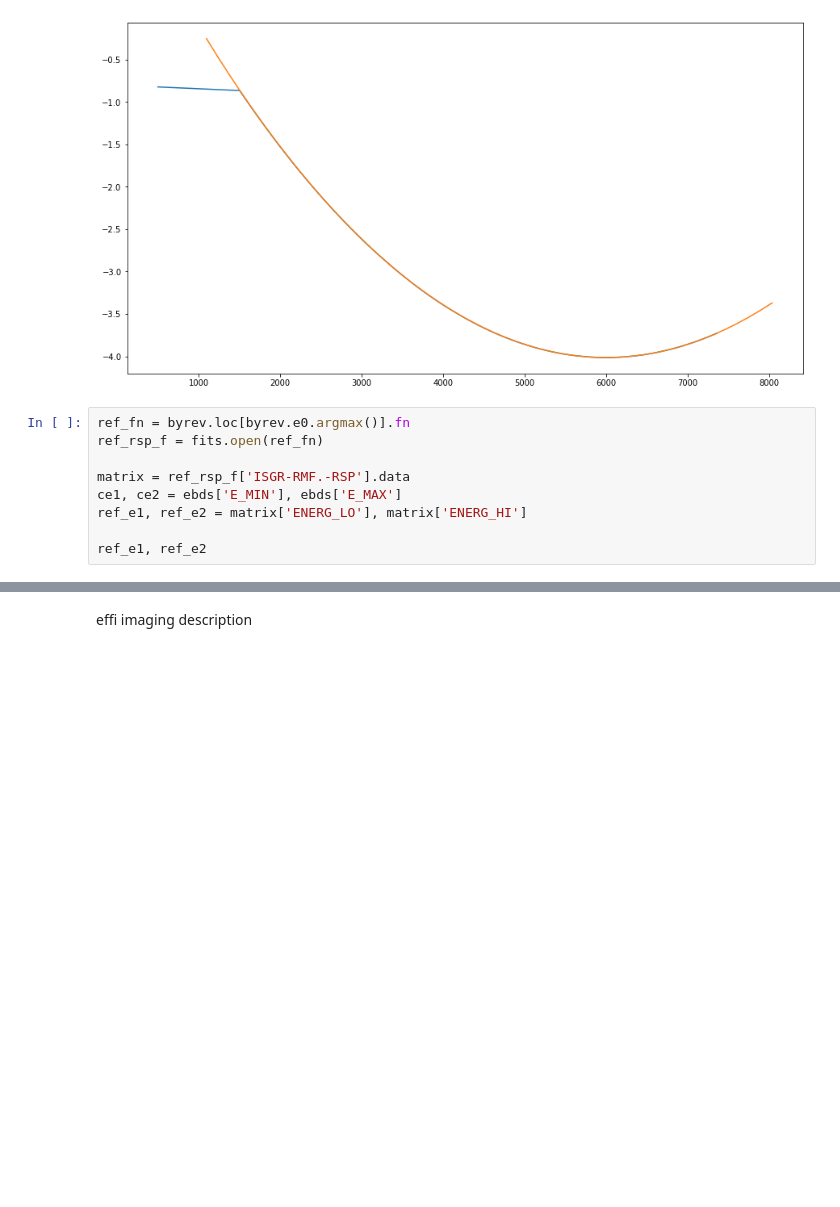
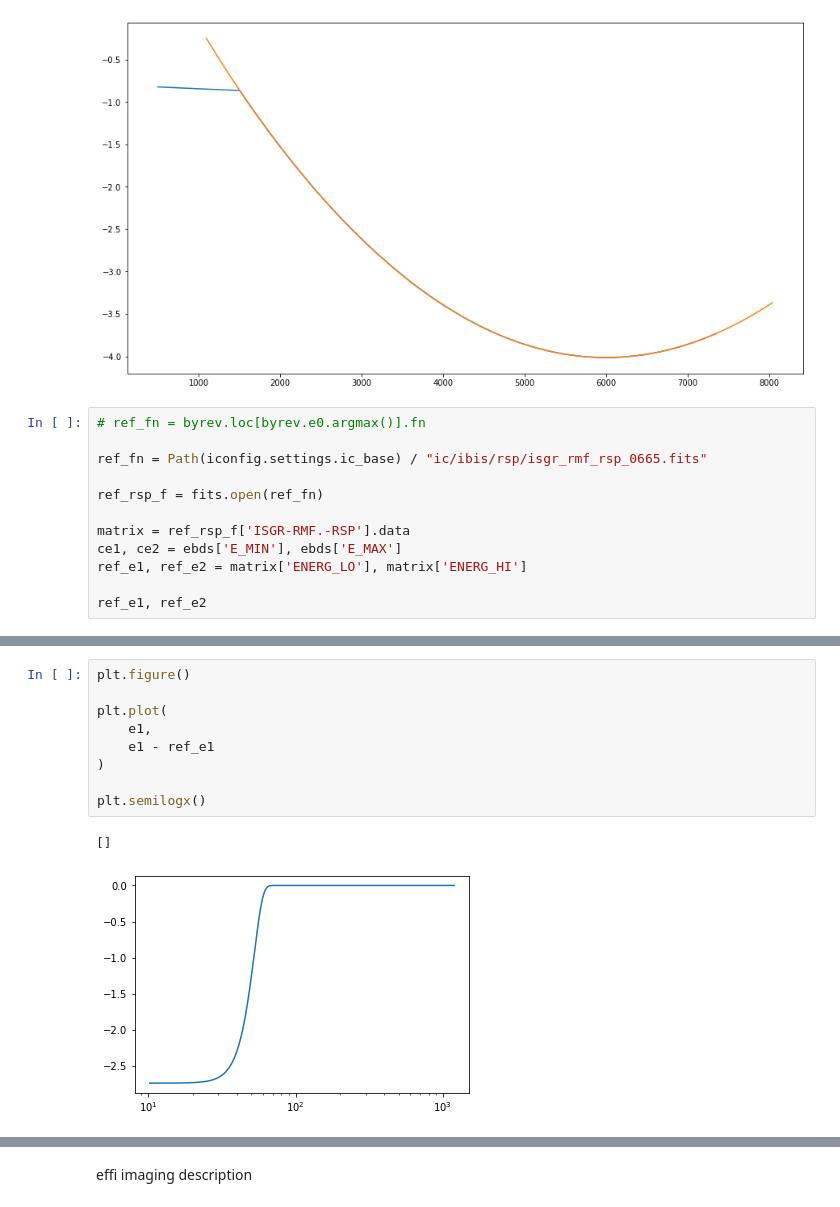
Before and after one commit to volodymyrss/volodymyrss.github.io, a Jupyter notebook: integral-ibis-isgri-le-response/_sources/effi-rsp-lut2.ipynb, the cells around one changed output, grey strips where cells are left out. Drawn from its saved outputs; the diff is of its cells as text; blank space fills up the shorter version.

```diff
--- a/integral-ibis-isgri-le-response/_sources/effi-rsp-lut2.ipynb
+++ b/integral-ibis-isgri-le-response/_sources/effi-rsp-lut2.ipynb
@@ -621,7 +621,10 @@ plt.plot(
 [<matplotlib.lines.Line2D at 0x...>]
 [figure]
 # %%
-ref_fn = byrev.loc[byrev.e0.argmax()].fn
+# ref_fn = byrev.loc[byrev.e0.argmax()].fn
+
+ref_fn = Path(iconfig.settings.ic_base) / "ic/ibis/rsp/isgr_rmf_rsp_0665.fits"
+
 ref_rsp_f = fits.open(ref_fn)
 
 matrix = ref_rsp_f['ISGR-RMF.-RSP'].data
@@ -688,0 +640,12 @@ plt.loglog()
+# %%
+plt.figure()
+
+plt.plot(
+    e1,
+    e1 - ref_e1
+)
+
+plt.semilogx()
+# %% [output]
+[]
+[figure, added]
```
Also changed, not shown: parts of 5 cells of this notebook, 8 other files.
